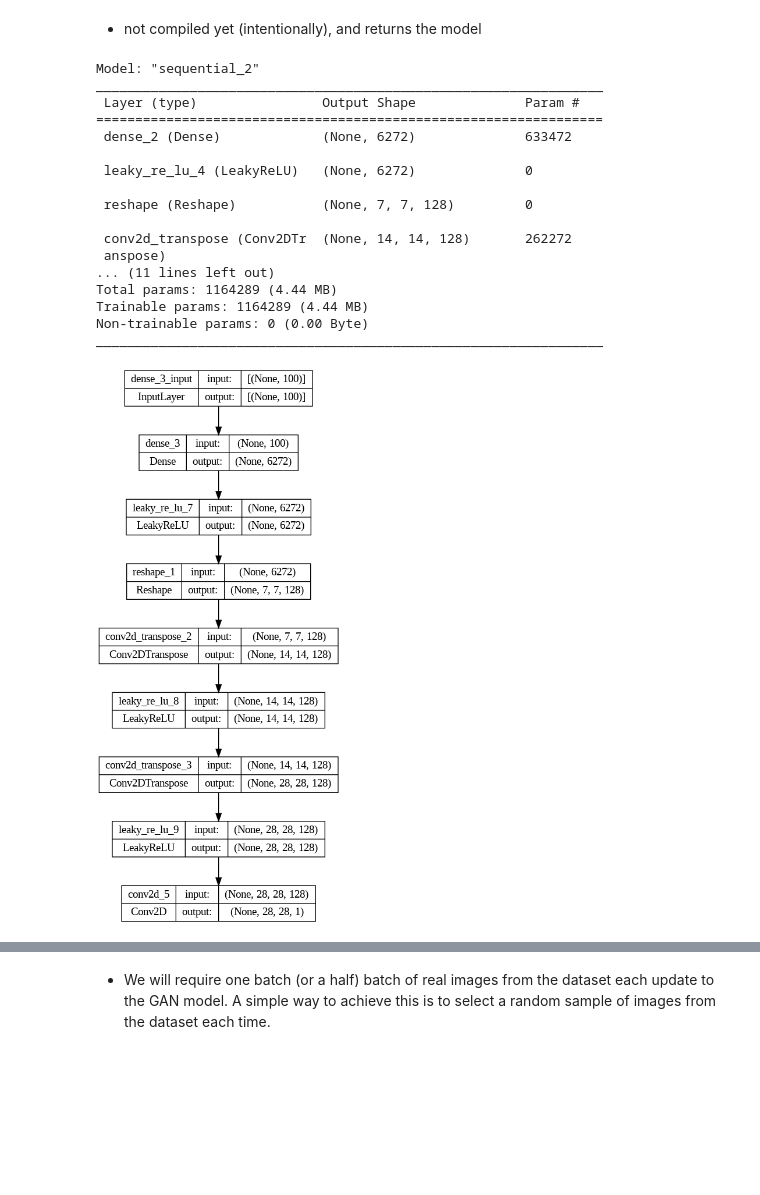
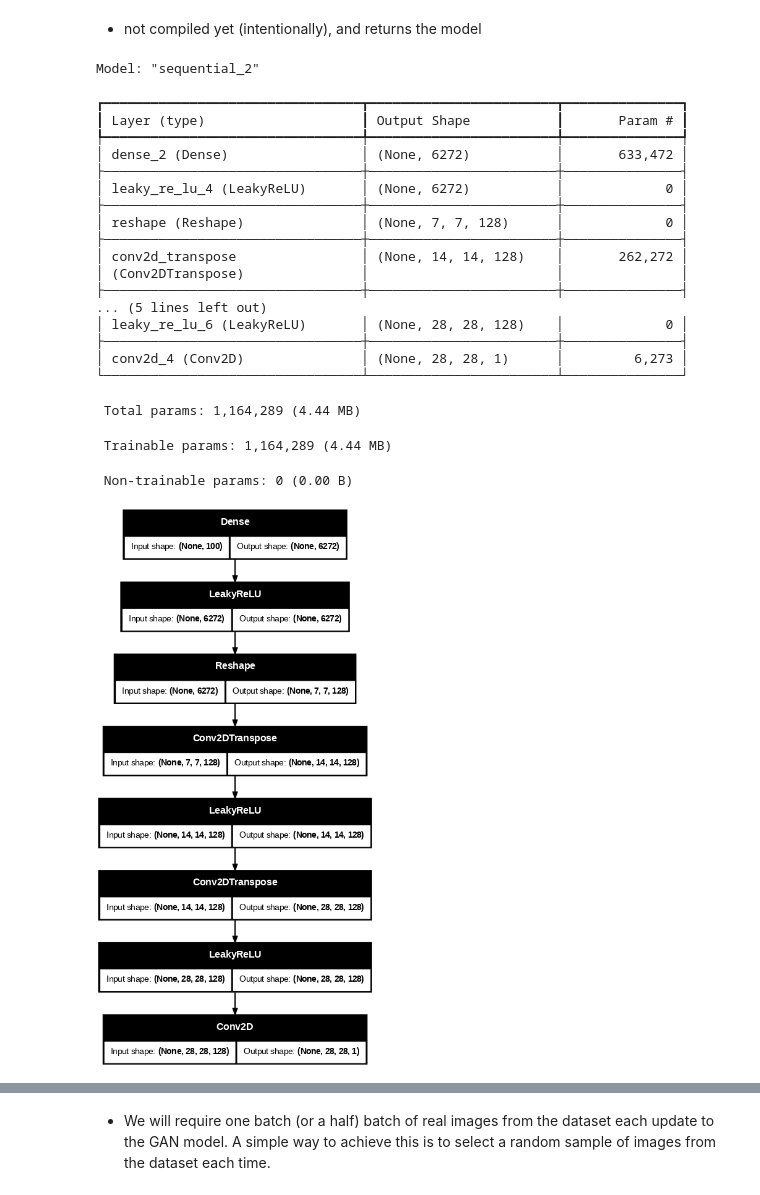
Before and after one commit to rtajeong/M4_2025, a Jupyter notebook: lab_92_GAN_with_fashionMNIST.ipynb, the cells around one changed output, grey strips where cells are left out. Cells and saved outputs as stored; diff of their text form; code cells hidden in the pictures; blank space fills up the shorter version.

```diff
--- a/lab_92_GAN_with_fashionMNIST.ipynb
+++ b/lab_92_GAN_with_fashionMNIST.ipynb
@@ -91,7 +103,8 @@ def define_generator(latent_dim):
 	model = Sequential()
 	# foundation for 7x7 image
 	n_nodes = 128 * 7 * 7
-	model.add(Dense(n_nodes, input_dim=latent_dim))
+	model.add(Input(shape=(latent_dim,)))                   # 7*7 -> 14*14 -> 28*28 upsampling 하기 위해
+	model.add(Dense(n_nodes))                            # 7x7x128 크기의 feature map 으로 변환
 	model.add(LeakyReLU(alpha=0.2))
 	model.add(Reshape((7, 7, 128)))
 	model.add(Conv2DTranspose(128, (4,4), strides=(2,2), padding='same')) # upsample to 14x14
@@ -101,27 +114,32 @@ def define_generator(latent_dim):
 	model.add(Conv2D(1, (7,7), activation='tanh', padding='same'))        # generate
 	return model
 # %%
-define_generator(100).summary()
-keras.utils.plot_model(define_generator(100), "gan_encoder.png", show_shapes=True)
+latent_dim = 100
+define_generator(latent_dim).summary()
+keras.utils.plot_model(define_generator(latent_dim), "gan_decoder.png", show_shapes=True, dpi=70)
 # %% [output]
 Model: "sequential_2"
-_________________________________________________________________
- Layer (type)                Output Shape              Param #
-=================================================================
- dense_2 (Dense)             (None, 6272)              633472
-
- leaky_re_lu_4 (LeakyReLU)   (None, 6272)              0
-
- reshape (Reshape)           (None, 7, 7, 128)         0
-
- conv2d_transpose (Conv2DTr  (None, 14, 14, 128)       262272
- anspose)
-... (11 lines left out)
-Total params: 1164289 (4.44 MB)
-Trainable params: 1164289 (4.44 MB)
-Non-trainable params: 0 (0.00 Byte)
-_________________________________________________________________
+┏━━━━━━━━━━━━━━━━━━━━━━━━━━━━━━━━━┳━━━━━━━━━━━━━━━━━━━━━━━━┳━━━━━━━━━━━━━━━┓
+┃ Layer (type)                    ┃ Output Shape           ┃       Param # ┃
+┡━━━━━━━━━━━━━━━━━━━━━━━━━━━━━━━━━╇━━━━━━━━━━━━━━━━━━━━━━━━╇━━━━━━━━━━━━━━━┩
+│ dense_2 (Dense)                 │ (None, 6272)           │       633,472 │
+├─────────────────────────────────┼────────────────────────┼───────────────┤
+│ leaky_re_lu_4 (LeakyReLU)       │ (None, 6272)           │             0 │
+├─────────────────────────────────┼────────────────────────┼───────────────┤
+│ reshape (Reshape)               │ (None, 7, 7, 128)      │             0 │
+├─────────────────────────────────┼────────────────────────┼───────────────┤
+│ conv2d_transpose                │ (None, 14, 14, 128)    │       262,272 │
+│ (Conv2DTranspose)               │                        │               │
+├─────────────────────────────────┼────────────────────────┼───────────────┤
+... (5 lines left out)
+│ leaky_re_lu_6 (LeakyReLU)       │ (None, 28, 28, 128)    │             0 │
+├─────────────────────────────────┼────────────────────────┼───────────────┤
+│ conv2d_4 (Conv2D)               │ (None, 28, 28, 1)      │         6,273 │
+└─────────────────────────────────┴────────────────────────┴───────────────┘
+ Total params: 1,164,289 (4.44 MB)
+ Trainable params: 1,164,289 (4.44 MB)
+ Non-trainable params: 0 (0.00 B)
-[figure, old version]
+[figure, new version]
 # %%
 # define the combined generator and discriminator model, for updating the generator
 def define_gan(generator, discriminator):
```
Also changed, not shown: parts of 9 cells of this notebook, 1 other file.
